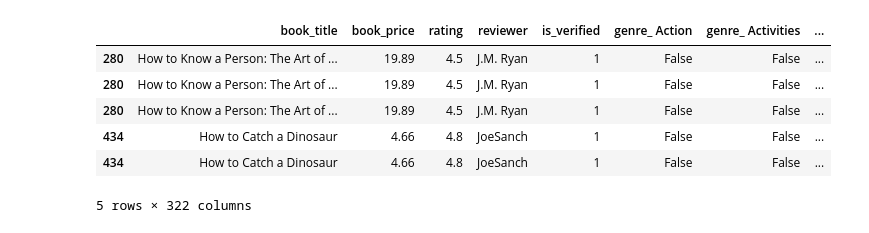
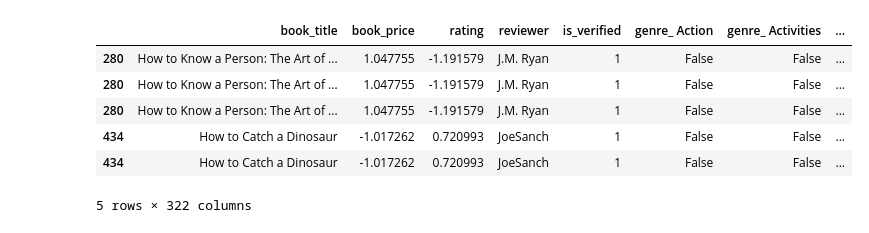
Before and after one commit to gonzalo-ceb/tf-data-science, a Jupyter notebook: notebooks/pre_procesamiento.ipynb, the cells around one changed output. Saved outputs shown, nothing was run; the diff lists cells and outputs as text; code cells hidden in the pictures.

```diff
--- a/notebooks/pre_procesamiento.ipynb
+++ b/notebooks/pre_procesamiento.ipynb
@@ -40,8 +40,31 @@ train = pd.get_dummies(train, columns=['genre'], drop_first=False)
 # IS_VERIFIED A BINARIO
 train['is_verified'] = train['is_verified'].apply(lambda x: 1 if x else 0)
 
+# COMPROBAR COLUMNAS NUMÉRICAS
+train['book_price'] = pd.to_numeric(train['book_price'], errors='coerce')
+train['rating'] = pd.to_numeric(train['rating'], errors='coerce')
+
 # ESCALADO VARIABLES NUMÉRICAS
 scaler = StandardScaler()
-train[['book_price', 'reviewer_rating', 'rating']] = scaler.fit_transform(train[['book_price', 'reviewer_rating', 'rating']])
+train[['book_price', 'rating']] = scaler.fit_transform(train[['book_price', 'rating']])
+
+# PROCESAMIENTO DE LAS REVIEWS DE LOS USUARIOS
+tfidf_vectorizer_title = TfidfVectorizer(max_features=100)
+tfidf_vectorizer_description = TfidfVectorizer(max_features=100)
+
+# APLICAR TF-IDF
+tfidf_title = tfidf_vectorizer_title.fit_transform(train['review_title'].fillna(''))
+tfidf_description = tfidf_vectorizer_description.fit_transform(train['review_description'].fillna(''))
+
+# CONVERTIR TF-IDF EN DATAFRAMES
+tfidf_title_df = pd.DataFrame(tfidf_title.toarray(), columns=tfidf_vectorizer_title.get_feature_names_out(), index=train.index)
+tfidf_description_df = pd.DataFrame(tfidf_description.toarray(), columns=tfidf_vectorizer_description.get_feature_names_out(), index=train.index)
+
+# CONTATENARLOS
+train = pd.concat([train, tfidf_title_df, tfidf_description_df], axis=1)
+
+# ELIMINAR ORIGINALES
+train.drop(columns=['review_title', 'review_description'], inplace=True)
+
 train.head()
 # %% [output]
@@ -98,44 +93,46 @@ for col in missing_genres:
 # IS_VERIFIED A BINARIO
 test['is_verified'] = test['is_verified'].apply(lambda x: 1 if x else 0)
 
+# COMPROBAR QUE SON VALORES NUMÉRICOS
+test['book_price'] = pd.to_numeric(test['book_price'], errors='coerce')
+test['rating'] = pd.to_numeric(test['rating'], errors='coerce')
+
 # ESCALADO DE VARIABLES NUMÉRICAS
-scaler_test = StandardScaler()
-scaler_test.fit(train[['book_price', 'rating']])
-test[['book_price', 'rating']] = scaler_test.transform(test[['book_price', 'rating']])
+test[['book_price', 'rating']] = scaler.transform(test[['book_price', 'rating']])
 
 # PROCESAMIENTO DE LAS REVIEWS DE LOS USUARIOS
 tfidf_title_test = tfidf_vectorizer_title.transform(test['review_title'].fillna(''))
 tfidf_description_test = tfidf_vectorizer_description.transform(test['review_description'].fillna(''))
 
 # CONVERTIR TF-IDF EN DATAFRAMES
 tfidf_title_test_df = pd.DataFrame(tfidf_title_test.toarray(), columns=tfidf_vectorizer_title.get_feature_names_out(), index=test.index)
 tfidf_description_test_df = pd.DataFrame(tfidf_description_test.toarray(), columns=tfidf_vectorizer_description.get_feature_names_out(), index=test.index)
 
 # CONCATENAR LOS RESULTADOS TF-IDF CON EL DATAFRAME ORIGINAL 'test'
 test = pd.concat([test, tfidf_title_test_df, tfidf_description_test_df], axis=1)
 
 # ELIMINAR COLUMNAS ORIGINALES DE TEXTO
 test.drop(columns=['review_title', 'review_description'], inplace=True)
 
 # VERIFICAMOS QUE TEST TENGA TODAS LAS COLUMNAS TF-IDF FALTANTES QUE ESTÉN EN TRAIN
 missing_tfidf_columns = set(train.columns) - set(test.columns)
 for col in missing_tfidf_columns:
     if col.startswith('review_title') or col.startswith('review_description'):  # Agregar columnas TF-IDF faltantes
         test[col] = 0
 
 # VERIFICAMOS QUE TEST TENGA EL MISMO NÚMERO DE COLUMNAS QUE TRAIN
 train_columns = set(train.columns) - {'reviewer_rating'}
 test_columns = set(test.columns)
 assert train_columns == test_columns, "Train y Test no tienen las mismas columnas (excepto 'reviewer_rating')"
 
 test.head()
 # %% [output]
 |  | book_title | book_price | rating | reviewer | is_verified | genre_ Action | genre_ Activities | ... |
-| 280 | How to Know a Person: The Art of ... | 19.89 | 4.5 | J.M. Ryan | 1 | False | False | ... |
-| 280 | How to Know a Person: The Art of ... | 19.89 | 4.5 | J.M. Ryan | 1 | False | False | ... |
-| 280 | How to Know a Person: The Art of ... | 19.89 | 4.5 | J.M. Ryan | 1 | False | False | ... |
-| 434 | How to Catch a Dinosaur | 4.66 | 4.8 | JoeSanch | 1 | False | False | ... |
-| 434 | How to Catch a Dinosaur | 4.66 | 4.8 | JoeSanch | 1 | False | False | ... |
+| 280 | How to Know a Person: The Art of ... | 1.047755 | -1.191579 | J.M. Ryan | 1 | False | False | ... |
+| 280 | How to Know a Person: The Art of ... | 1.047755 | -1.191579 | J.M. Ryan | 1 | False | False | ... |
+| 280 | How to Know a Person: The Art of ... | 1.047755 | -1.191579 | J.M. Ryan | 1 | False | False | ... |
+| 434 | How to Catch a Dinosaur | -1.017262 | 0.720993 | JoeSanch | 1 | False | False | ... |
+| 434 | How to Catch a Dinosaur | -1.017262 | 0.720993 | JoeSanch | 1 | False | False | ... |
 5 rows × 322 columns
 # %%
 # EXPORTAMOS LOS DF
```
Also changed, not shown: parts of 2 cells of this notebook, 2 other files.
